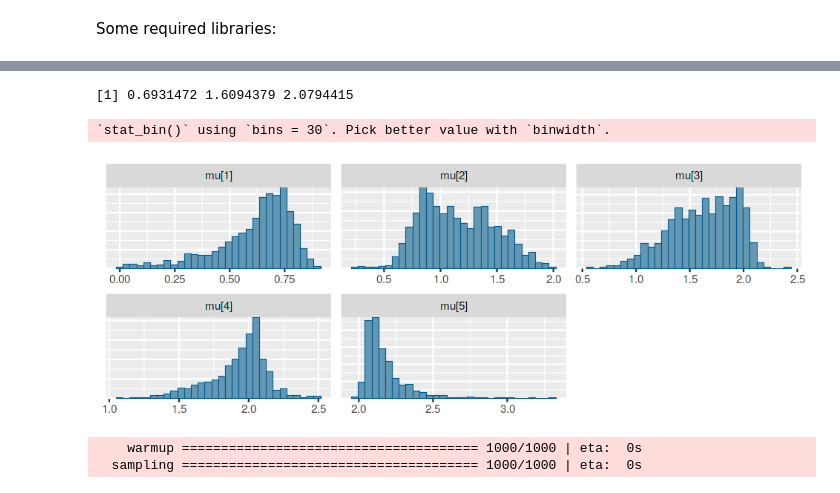
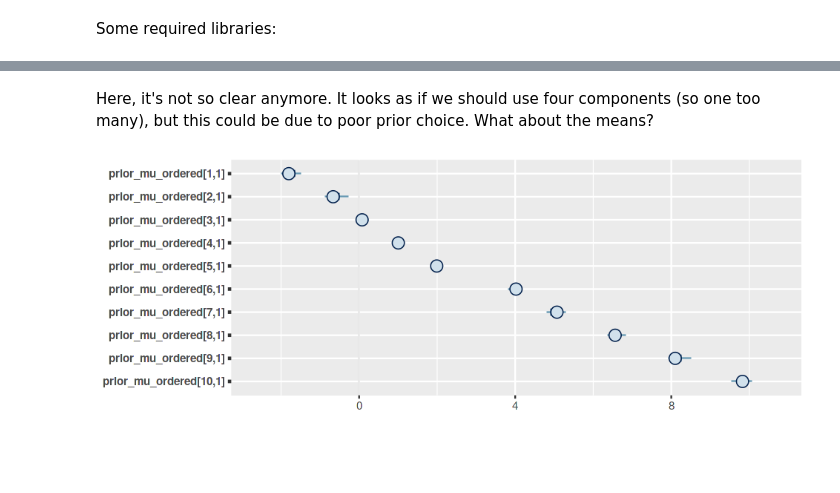
Before and after one commit to dirmeier/etudes, a Jupyter notebook: truncated_stick_breaking_in_greta.ipynb, the cells around one changed output, grey strips where cells are left out. Cells and saved outputs as stored; diff of their text form; code cells hidden in the pictures; blank space fills up the shorter version.

```diff
--- a/truncated_stick_breaking_in_greta.ipynb
+++ b/truncated_stick_breaking_in_greta.ipynb
@@ -106,9 +173,6 @@ bayesplot::mcmc_hist(samples, regex_pars = "weights")
-# %%
-log(mus)
-# %% [output]
-[1] 0.6931472 1.6094379 2.0794415
+# %% [markdown]
+Here, it's not so clear anymore. It looks as if we should use four components (so one too many), but this could be due to poor prior choice. What about the means?
 # %%
-bayesplot::mcmc_hist(samples, regex_pars = "mu")
+bayesplot::mcmc_intervals(samples, regex_pars = "mu")
 # %% [output]
-`stat_bin()` using `bins = 30`. Pick better value with `binwidth`.
-[figure, old version]
+[figure, new version]
@@ -136,9 +178,0 @@ mod <- greta::model(prior_stick, prior_weights, prior_mu_ordered)
-# %%
-samples <- greta::mcmc(
-    mod,
-    chains = 1,
-    n_cores = 1
-)
-# %% [output]
-    warmup ====================================== 1000/1000 | eta:  0s
-  sampling ====================================== 1000/1000 | eta:  0s
```
Also changed, not shown: parts of 72 cells of this notebook, 2 other files.
